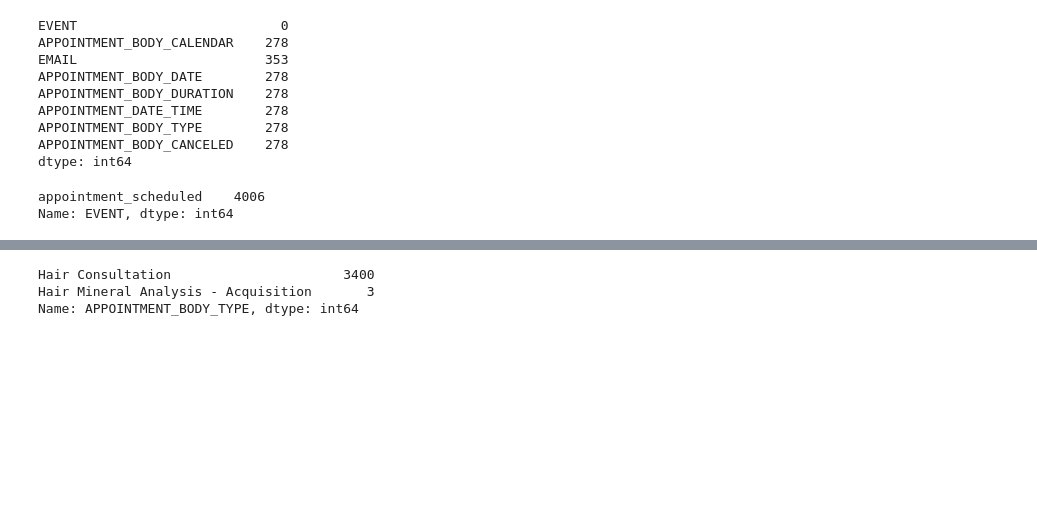
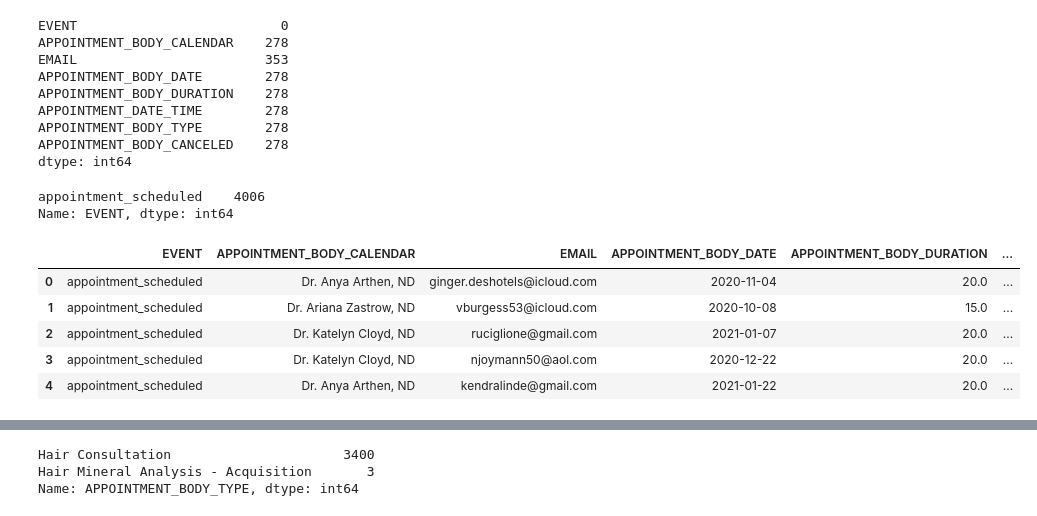
Before and after one commit to meaganlazer/Parking_Tickets_Timeseries, a Jupyter notebook: OrderData.ipynb, the cells around one changed output, grey strips where cells are left out. Drawn from its saved outputs; the diff is of its cells as text; code cells hidden in the pictures; blank space fills up the shorter version.

```diff
--- a/OrderData.ipynb
+++ b/OrderData.ipynb
@@ -80,0 +87,9 @@ Name: EVENT, dtype: int64
+# %%
+silver_acuity.head()
+# %% [output]
+|  | EVENT | APPOINTMENT_BODY_CALENDAR | EMAIL | APPOINTMENT_BODY_DATE | APPOINTMENT_BODY_DURATION | ... |
+| 0 | appointment_scheduled | Dr. Anya Arthen, ND | ginger.deshotels@icloud.com | 2020-11-04 | 20.0 | ... |
+| 1 | appointment_scheduled | Dr. Ariana Zastrow, ND | vburgess53@icloud.com | 2020-10-08 | 15.0 | ... |
+| 2 | appointment_scheduled | Dr. Katelyn Cloyd, ND | ruciglione@gmail.com | 2021-01-07 | 20.0 | ... |
+| 3 | appointment_scheduled | Dr. Katelyn Cloyd, ND | njoymann50@aol.com | 2020-12-22 | 20.0 | ... |
+| 4 | appointment_scheduled | Dr. Anya Arthen, ND | kendralinde@gmail.com | 2021-01-22 | 20.0 | ... |
```
Also changed, not shown: parts of 15 cells of this notebook.
